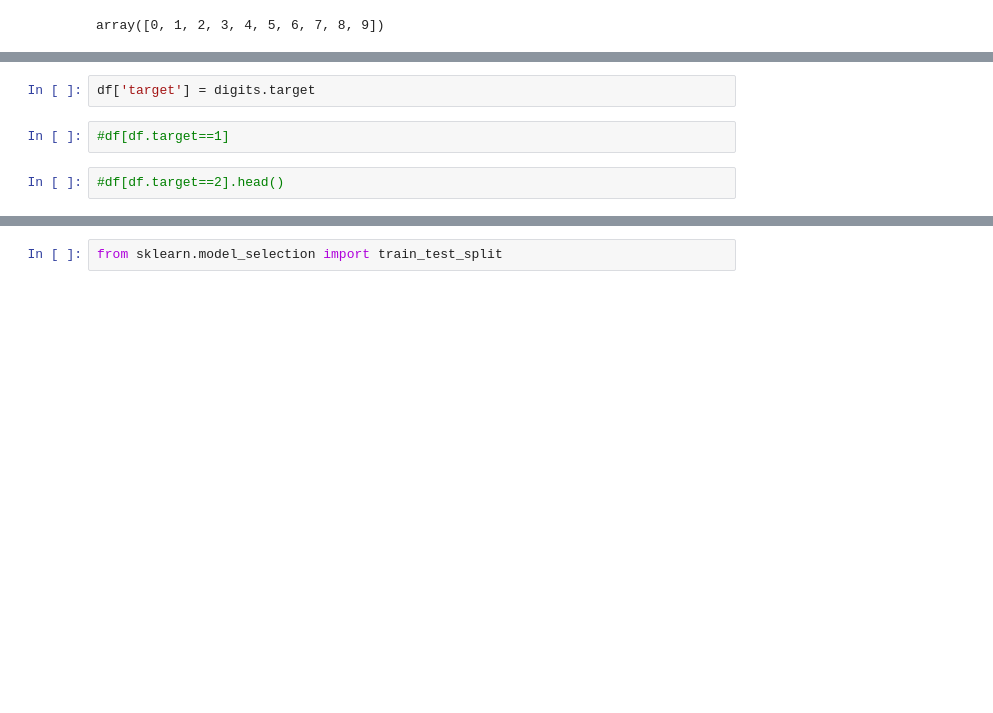
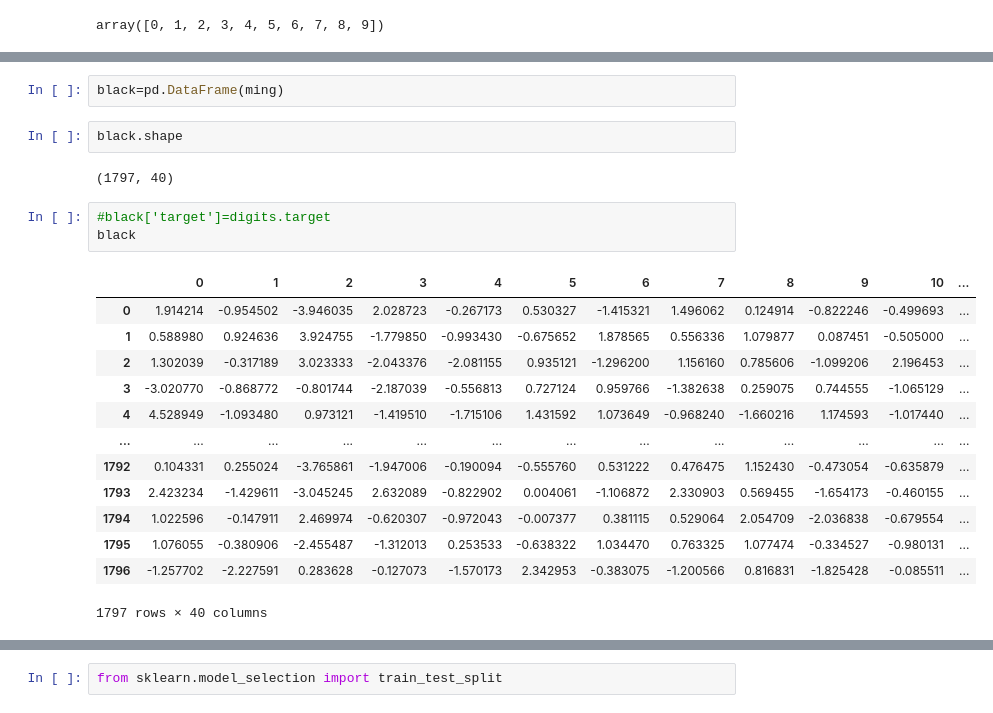
Before and after one commit to napsterrisen/boom, a Jupyter notebook: Digits_SVM.ipynb, the cells around one changed output, grey strips where cells are left out. Drawn from its saved outputs; the diff is of its cells as text; blank space fills up the shorter version.

```diff
--- a/Digits_SVM.ipynb
+++ b/Digits_SVM.ipynb
@@ -56,6 +82,23 @@ df
+# %%
+black=pd.DataFrame(ming)
+# %%
+black.shape
+# %% [output]
+(1797, 40)
 # %%
-df['target'] = digits.target
+#black['target']=digits.target
+black
+# %% [output]
+|  | 0 | 1 | 2 | 3 | 4 | 5 | 6 | 7 | 8 | 9 | 10 | ... |
+| 0 | 1.914214 | -0.954502 | -3.946035 | 2.028723 | -0.267173 | 0.530327 | -1.415321 | 1.496062 | 0.124914 | -0.822246 | -0.499693 | ... |
+| 1 | 0.588980 | 0.924636 | 3.924755 | -1.779850 | -0.993430 | -0.675652 | 1.878565 | 0.556336 | 1.079877 | 0.087451 | -0.505000 | ... |
+| 2 | 1.302039 | -0.317189 | 3.023333 | -2.043376 | -2.081155 | 0.935121 | -1.296200 | 1.156160 | 0.785606 | -1.099206 | 2.196453 | ... |
+| 3 | -3.020770 | -0.868772 | -0.801744 | -2.187039 | -0.556813 | 0.727124 | 0.959766 | -1.382638 | 0.259075 | 0.744555 | -1.065129 | ... |
+| 4 | 4.528949 | -1.093480 | 0.973121 | -1.419510 | -1.715106 | 1.431592 | 1.073649 | -0.968240 | -1.660216 | 1.174593 | -1.017440 | ... |
+| ... | ... | ... | ... | ... | ... | ... | ... | ... | ... | ... | ... | ... |
+| 1792 | 0.104331 | 0.255024 | -3.765861 | -1.947006 | -0.190094 | -0.555760 | 0.531222 | 0.476475 | 1.152430 | -0.473054 | -0.635879 | ... |
+| 1793 | 2.423234 | -1.429611 | -3.045245 | 2.632089 | -0.822902 | 0.004061 | -1.106872 | 2.330903 | 0.569455 | -1.654173 | -0.460155 | ... |
+| 1794 | 1.022596 | -0.147911 | 2.469974 | -0.620307 | -0.972043 | -0.007377 | 0.381115 | 0.529064 | 2.054709 | -2.036838 | -0.679554 | ... |
+| 1795 | 1.076055 | -0.380906 | -2.455487 | -1.312013 | 0.253533 | -0.638322 | 1.034470 | 0.763325 | 1.077474 | -0.334527 | -0.980131 | ... |
+| 1796 | -1.257702 | -2.227591 | 0.283628 | -0.127073 | -1.570173 | 2.342953 | -0.383075 | -1.200566 | 0.816831 | -1.825428 | -0.085511 | ... |
+1797 rows × 40 columns
-# %%
-#df[df.target==1]
-# %%
-#df[df.target==2].head()
```
Also changed, not shown: parts of 21 cells of this notebook.
